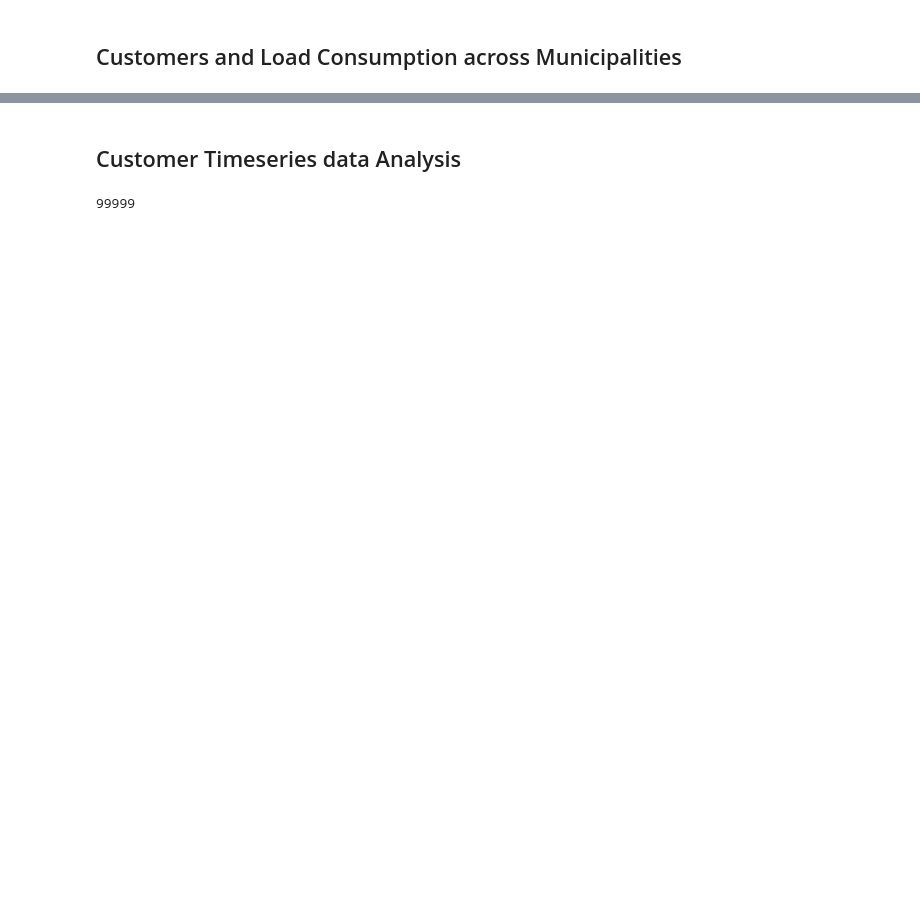
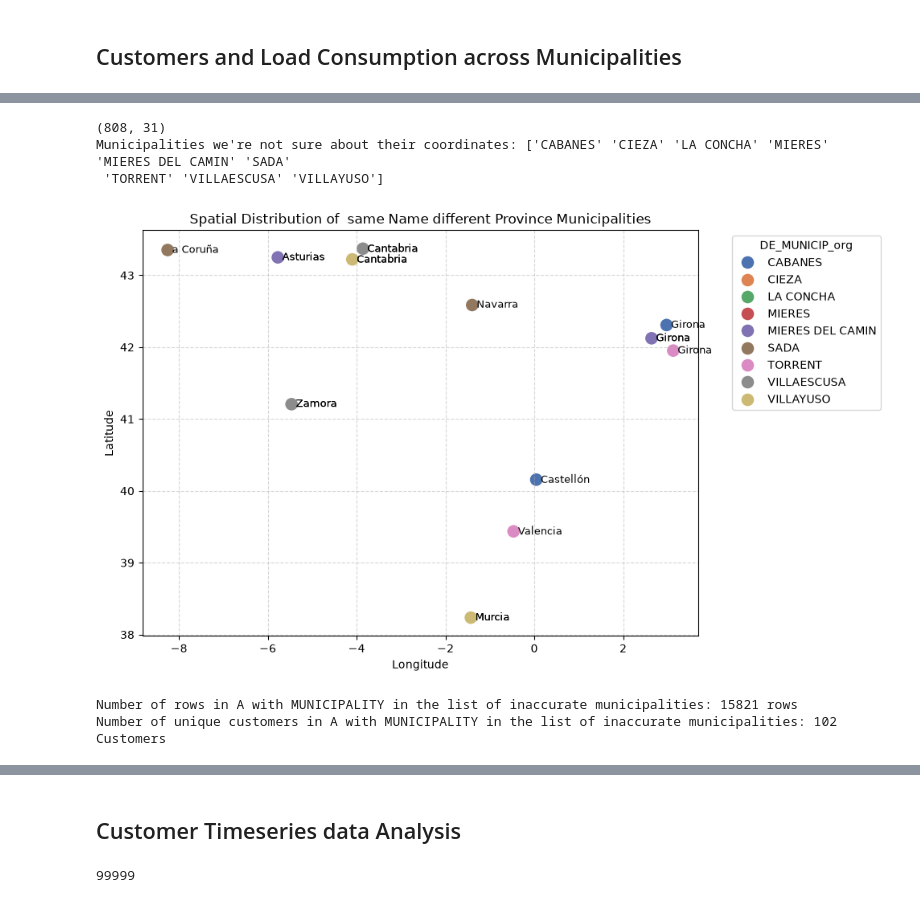
Before and after one commit to reem-naji/potential-fortnight, a Jupyter notebook: notebooks/data_analysis.ipynb, the cells around one changed output, grey strips where cells are left out. Cells and saved outputs as stored; diff of their text form; code cells hidden in the pictures; blank space fills up the shorter version.

Commit message:
timeseries and climate zone analysis part 1

```diff
--- a/notebooks/data_analysis.ipynb
+++ b/notebooks/data_analysis.ipynb
@@ -834,0 +930,3 @@ def plot_top_municipalities(
+# %%
+duplicate_munis = munis.filter(pl.col("DE_MUNICIP_org").is_duplicated()==True).to_pandas()
+duplicate_munis[["DE_MUNICIP_org", "Province", "climate_zone_cluster"]]
@@ -835 +951,55 @@ def plot_top_municipalities(
+# %%
+inaccurate_munis = duplicate_munis.DE_MUNICIP_org.unique()
+munis = munis.unique(subset="DE_MUNICIP_org")
+print(munis.shape)
+print(f"Municipalities we're not sure about their coordinates: {inaccurate_munis}")
+plt.figure(figsize=(10, 6))
+
+sns.scatterplot(
+    data=duplicate_munis,
+    x="longitude",
+    y="latitude",
+    hue="DE_MUNICIP_org",
+    s=150,
+    palette="deep"
+)
+
+for _, row in duplicate_munis.iterrows():
+    label = row["Province"]
+    plt.text(
+        x=row["longitude"] + 0.1,
+        y=row["latitude"],
+        s=label,
+        fontsize=9,
+        verticalalignment='center'
+    )
+
+plt.title("Spatial Distribution of  same Name different Province Municipalities")
+plt.xlabel("Longitude")
+plt.ylabel("Latitude")
+
+plt.legend(title="DE_MUNICIP_org", bbox_to_anchor=(1.05, 1), loc='upper left')
+plt.grid(True, linestyle="--", alpha=0.5)
+plt.tight_layout()
+plt.show()
+# %% [output]
+(808, 31)
+Municipalities we're not sure about their coordinates: ['CABANES' 'CIEZA' 'LA CONCHA' 'MIERES' 'MIERES DEL CAMIN' 'SADA'
+ 'TORRENT' 'VILLAESCUSA' 'VILLAYUSO']
+[figure, added]
+# %%
+print(f"Number of rows in A with MUNICIPALITY in the list of inaccurate municipalities: {(
+    A.filter(pl.col("MUNICIPALITY").is_in(inaccurate_munis))
+    .select(pl.len())
+    .collect()
+).item()} rows")
+
+print(f"Number of unique customers in A with MUNICIPALITY in the list of inaccurate municipalities: {(
+    A.filter(pl.col("MUNICIPALITY").is_in(inaccurate_munis))
+    .select(pl.col("CUSTOMER_ID").n_unique())
+    .collect()
+).item()} Customers")
+# %% [output]
+Number of rows in A with MUNICIPALITY in the list of inaccurate municipalities: 15821 rows
+Number of unique customers in A with MUNICIPALITY in the list of inaccurate municipalities: 102 Customers
 # %%
```
Also changed, not shown: parts of 27 cells of this notebook.
